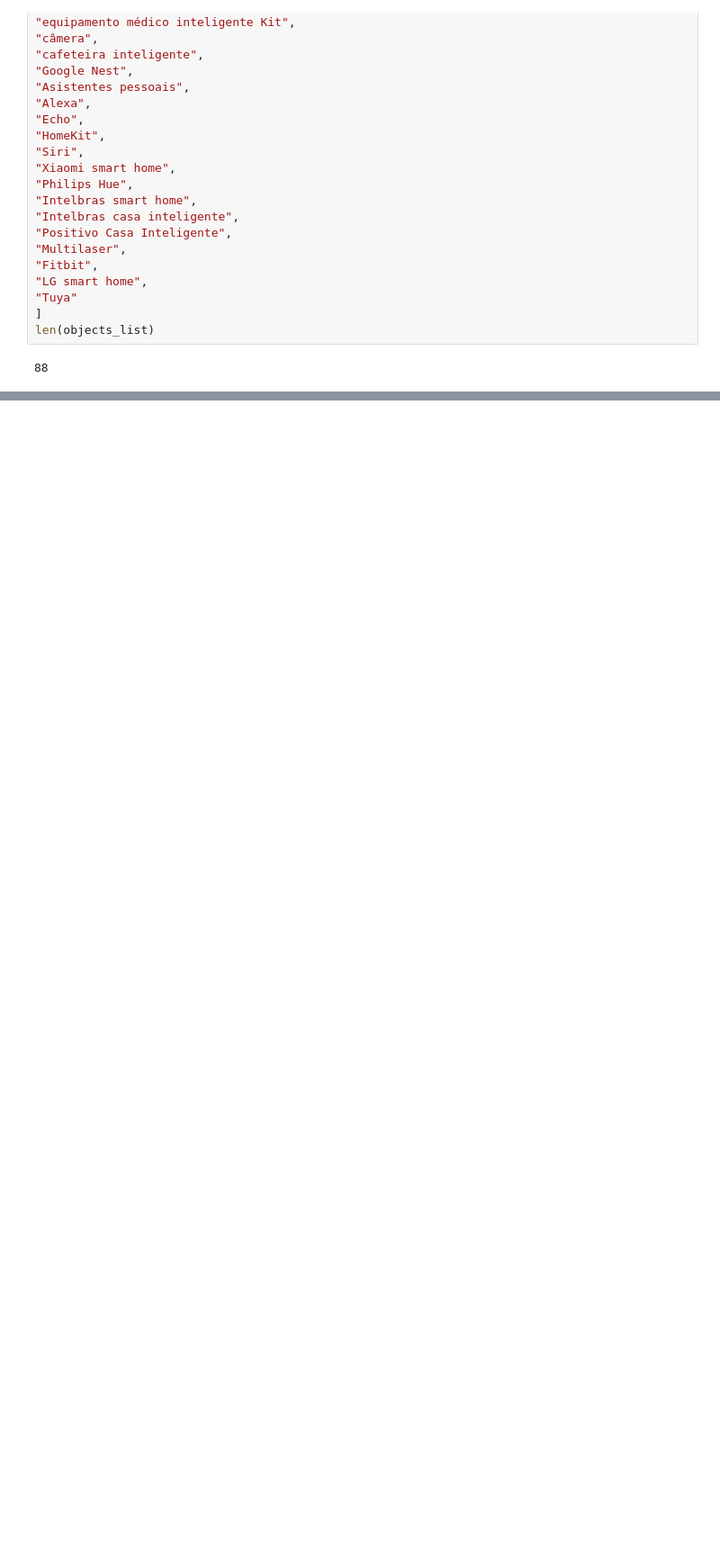
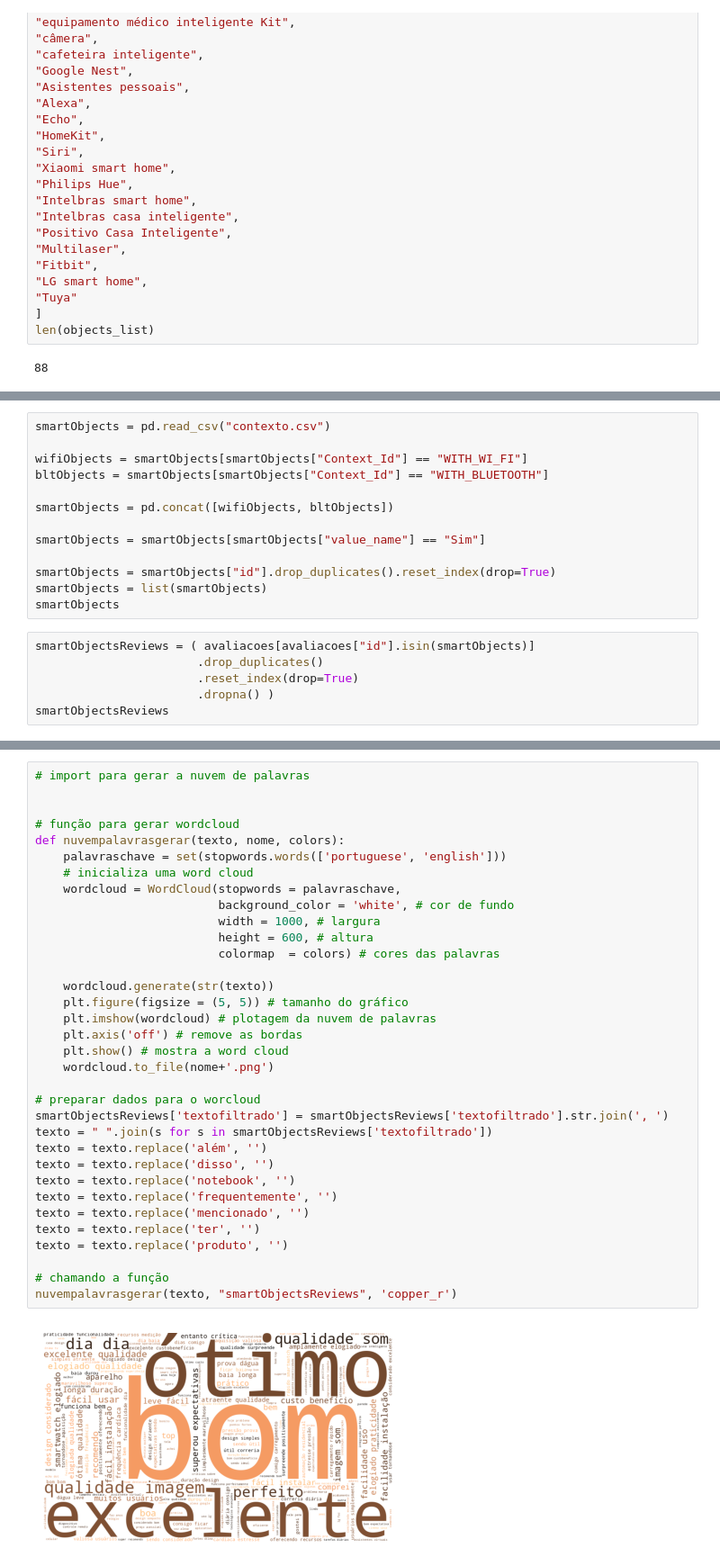
Before and after one commit to JBradachi/tp-nlp, a Jupyter notebook: trabalhoNLP_2.ipynb, the cells around one changed output, grey strips where cells are left out. Shown at 90% size. Saved outputs shown, nothing was run; the diff lists cells and outputs as text; blank space fills up the shorter version.

```diff
--- a/trabalhoNLP_2.ipynb
+++ b/trabalhoNLP_2.ipynb
@@ -114,0 +170,19 @@ len(objects_list)
+# %%
+smartObjects = pd.read_csv("contexto.csv")
+
+wifiObjects = smartObjects[smartObjects["Context_Id"] == "WITH_WI_FI"]
+bltObjects = smartObjects[smartObjects["Context_Id"] == "WITH_BLUETOOTH"]
+
+smartObjects = pd.concat([wifiObjects, bltObjects])
+
+smartObjects = smartObjects[smartObjects["value_name"] == "Sim"]
+
+smartObjects = smartObjects["id"].drop_duplicates().reset_index(drop=True)
+smartObjects = list(smartObjects)
+smartObjects
+# %%
+smartObjectsReviews = ( avaliacoes[avaliacoes["id"].isin(smartObjects)]
+                       .drop_duplicates()
+                       .reset_index(drop=True)
+                       .dropna() )
+smartObjectsReviews
@@ -114,0 +281,36 @@ len(objects_list)
+# %%
+# import para gerar a nuvem de palavras
+
+
+# função para gerar wordcloud
+def nuvempalavrasgerar(texto, nome, colors):
+    palavraschave = set(stopwords.words(['portuguese', 'english']))
+    # inicializa uma word cloud
+    wordcloud = WordCloud(stopwords = palavraschave,
+                          background_color = 'white', # cor de fundo
+                          width = 1000, # largura
+                          height = 600, # altura
+                          colormap  = colors) # cores das palavras
+
+    wordcloud.generate(str(texto))
+    plt.figure(figsize = (5, 5)) # tamanho do gráfico
+    plt.imshow(wordcloud) # plotagem da nuvem de palavras
+    plt.axis('off') # remove as bordas
+    plt.show() # mostra a word cloud
+    wordcloud.to_file(nome+'.png')
+
+# preparar dados para o worcloud
+smartObjectsReviews['textofiltrado'] = smartObjectsReviews['textofiltrado'].str.join(', ')
+texto = " ".join(s for s in smartObjectsReviews['textofiltrado'])
+texto = texto.replace('além', '')
+texto = texto.replace('disso', '')
+texto = texto.replace('notebook', '')
+texto = texto.replace('frequentemente', '')
+texto = texto.replace('mencionado', '')
+texto = texto.replace('ter', '')
+texto = texto.replace('produto', '')
+
+# chamando a função
+nuvempalavrasgerar(texto, "smartObjectsReviews", 'copper_r')
+# %% [output]
+[figure, added]
```
Also changed, not shown: parts of 11 cells of this notebook, 7 other files.
